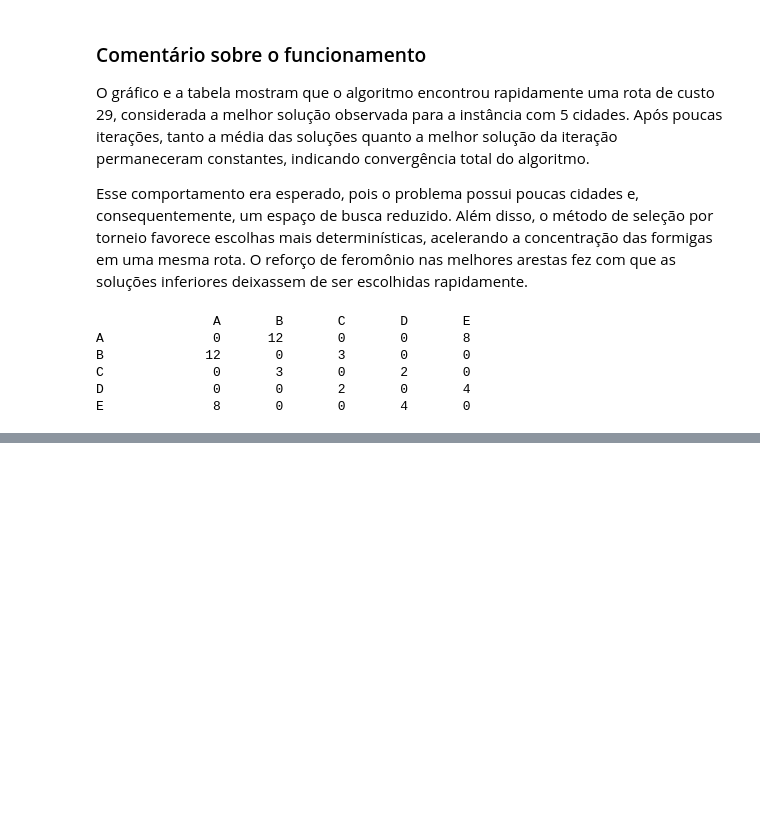
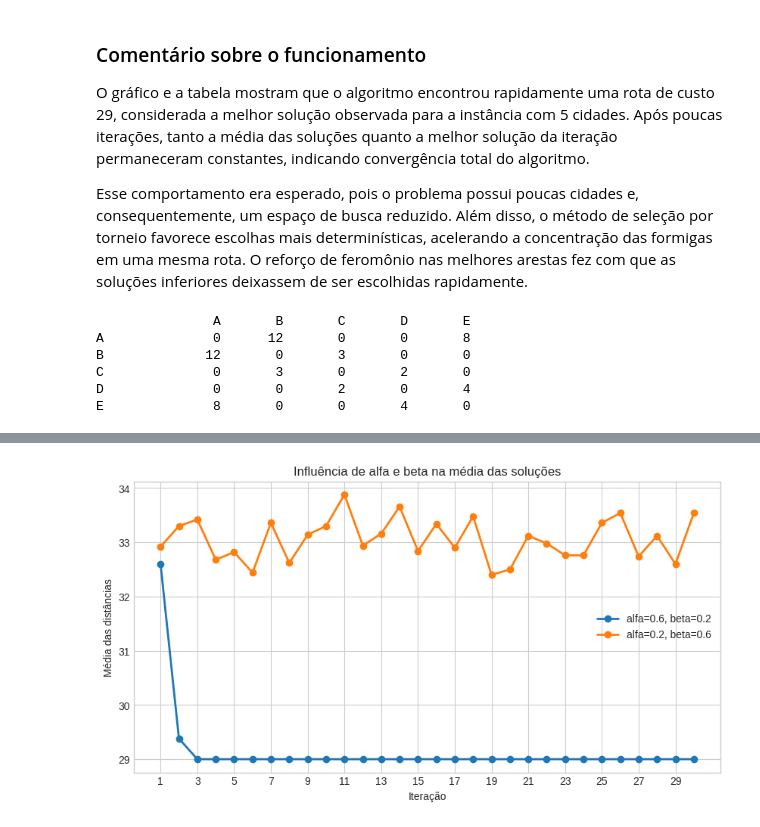
Before and after one commit to JoaoKSS/ACO_Caixeiro_Viajante, a Jupyter notebook: aco_tsp.ipynb, the cells around one changed output, grey strips where cells are left out. Saved outputs shown, nothing was run; the diff lists cells and outputs as text; code cells hidden in the pictures; blank space fills up the shorter version.

Commit message:
atualização do item B

```diff
--- a/aco_tsp.ipynb
+++ b/aco_tsp.ipynb
@@ -468,0 +530,20 @@ Distância da melhor rota: 29.00
+# %%
+fig, ax = plt.subplots(figsize=(10, 5))
+
+for chave, historico_medio in historicos_medios_b.items():
+    ax.plot(
+        range(1, 31),
+        historico_medio,
+        marker="o",
+        linewidth=2,
+        label=chave,
+    )
+
+ax.set_title("Influência de alfa e beta na média das soluções")
+ax.set_xlabel("Iteração")
+ax.set_ylabel("Média das distâncias")
+ax.set_xticks(range(1, 31, 2))
+ax.legend()
+plt.show()
+# %% [output]
+[figure, added]
```
Also changed, not shown: parts of 12 cells of this notebook.
